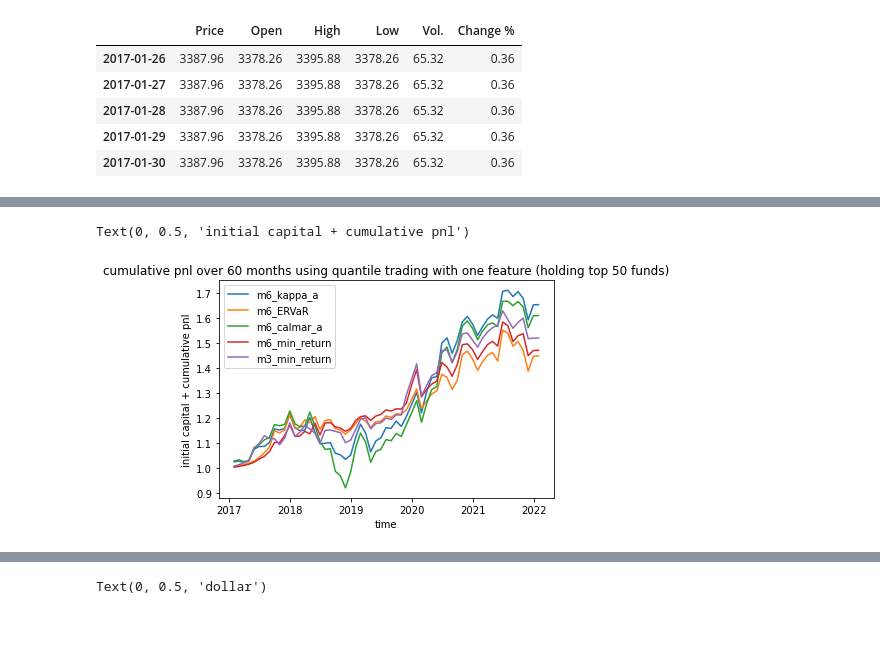
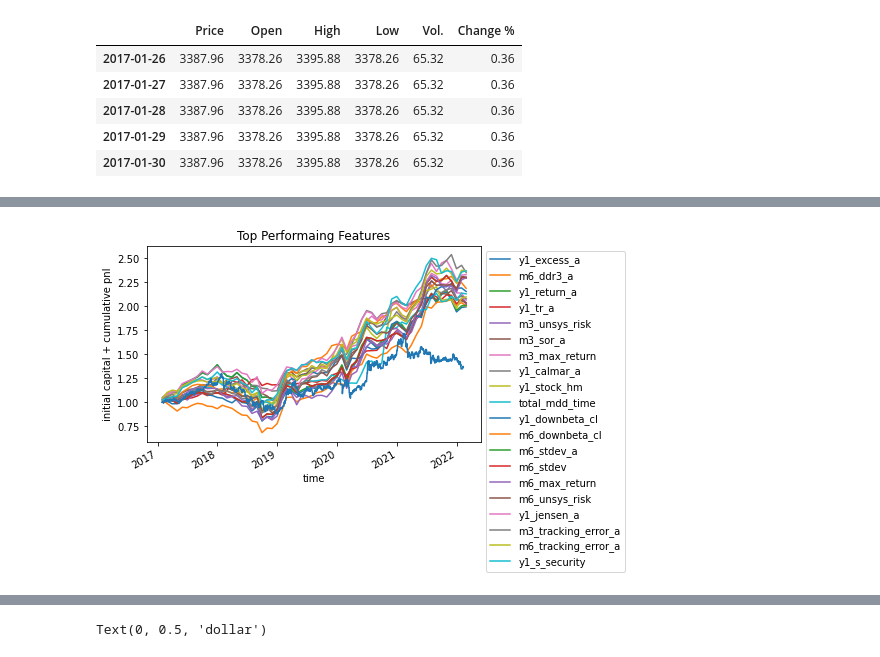
Before and after one commit to charlie9660/TradingFinal, a Jupyter notebook: Quantile Trading with features.ipynb, the cells around one changed output, grey strips where cells are left out. Drawn from its saved outputs; the diff is of its cells as text; code cells hidden in the pictures; blank space fills up the shorter version.

```diff
--- a/Quantile Trading with features.ipynb
+++ b/Quantile Trading with features.ipynb
@@ -9,7 +9,7 @@ from scipy.stats import zscore
 from sklearn.decomposition import PCA
 from scipy import stats
 # %%
-data = pickle.load(open('data.pickle', "rb"))
+data = pickle.load(open('data_new.pickle', "rb"))
 # %%
 # Data cleaning for CSI 300 - download daily historical data from https://www.investing.com/indices/csi300-historical-data
 
@@ -109,2 +138,2 @@ def quantile(data, features, num_funds=50, month=1):
 # %%
-pnl = quantile(data, features, 50, 1)
+pnl = quantile(data, features, 5, 1)
@@ -143,11 +179,16 @@ top_20_feature
 # %%
-for fea in top_20_feature[-5:]:
-    plt.plot(dates,np.cumsum(pnl_top[fea])+1)
-plt.legend(top_20_feature[-5:])
-plt.title('cumulative pnl over 60 months using quantile trading with one feature (holding top 50 funds)')
+for fea in top_20_feature[:]:
+    ts = pnl[fea]
+    ts = [0 if math.isinf(x) else x for x in ts]
+    plt.plot(dates,np.cumsum(ts)+1)
+
+(df_csi.Price/df_csi.Price[0]).plot(label='CSI')
+
+plt.legend(top_20_feature[:],bbox_to_anchor=(1, 1))
+plt.title('Top Performaing Features')
 plt.xlabel('time')
 plt.ylabel('initial capital + cumulative pnl')
+plt.show()
 # %% [output]
-Text(0, 0.5, 'initial capital + cumulative pnl')
-[figure, old version]
+[figure, new version]
 # %%
```
Also changed, not shown: parts of 21 cells of this notebook.
